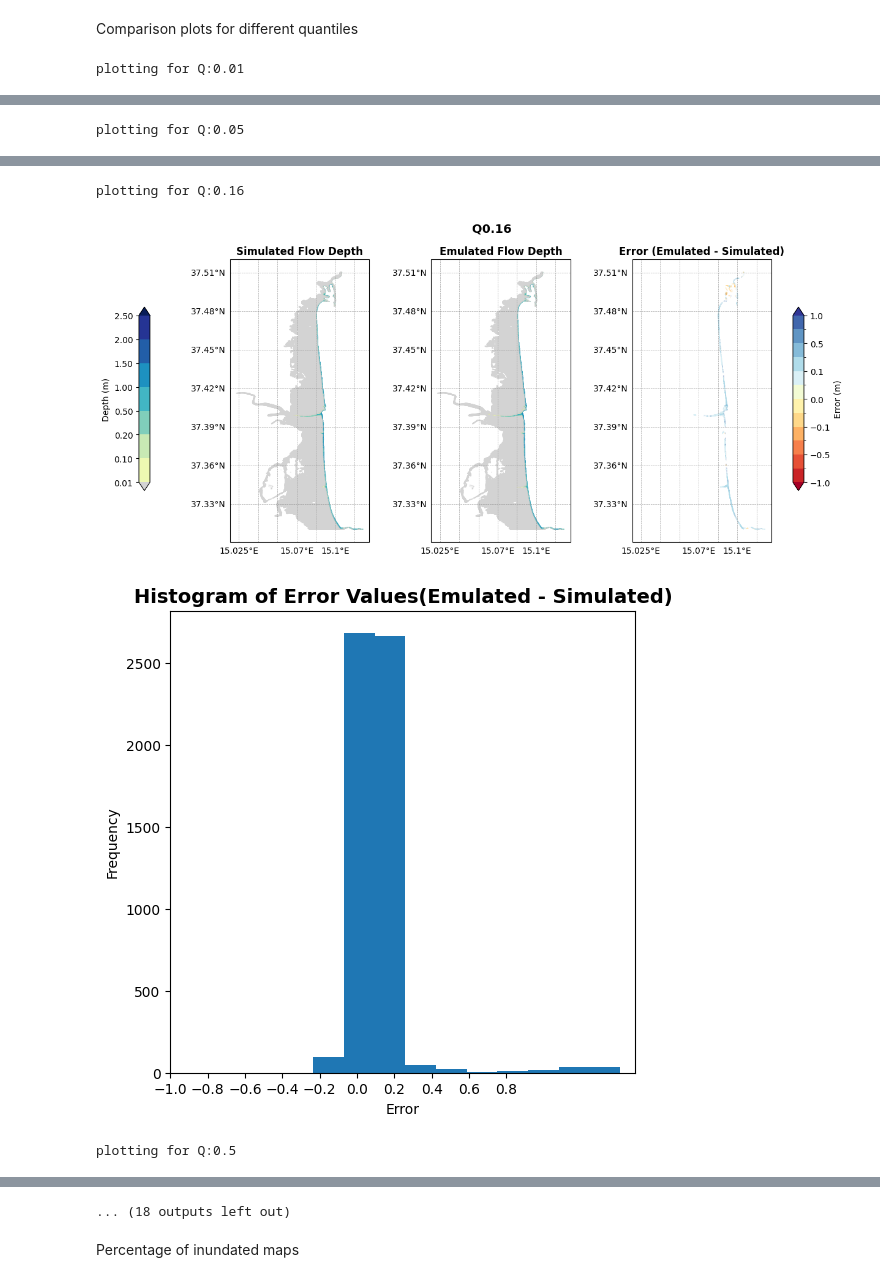
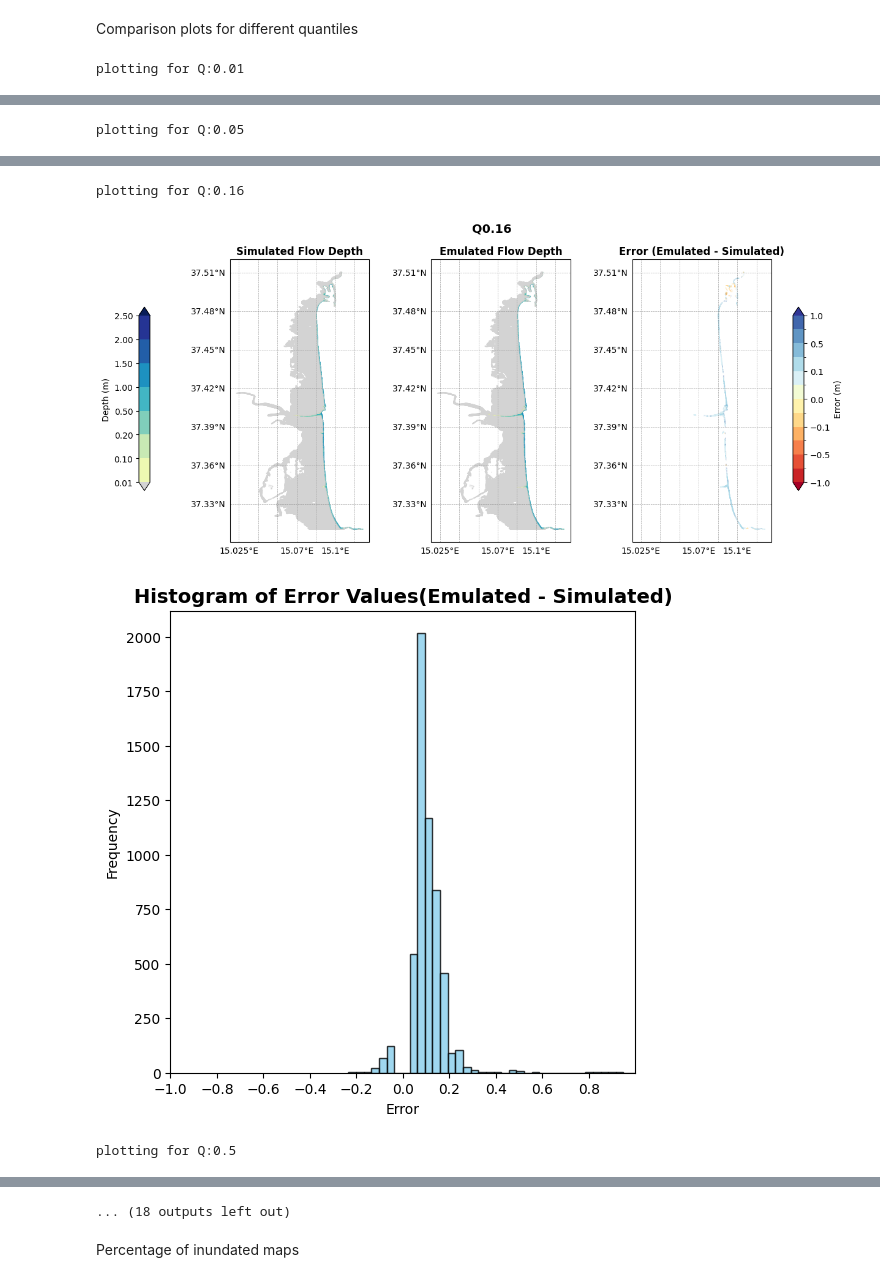
Before and after one commit to dtgeoeu-wp6-tsunamis/inundation-emulator, a Jupyter notebook: notebooks/sd5-2.ipynb, the cells around one changed output, grey strips where cells are left out. Drawn from its saved outputs; the diff is of its cells as text; code cells hidden in the pictures.

```diff
--- a/notebooks/predictions_dtgeo_6pt6.ipynb
+++ b/notebooks/sd5-2.ipynb
@@ -247,8 +257,9 @@ import cartopy.feature as cfeature
 import cartopy.mpl.ticker as cticker
 import pandas as pd
 
+
 # Load the netCDF file
-file_path = "/home/nrr/NGI/P/2022/02/20220296/Calculations/from_Leonardo/20250513/direct_simulation/scenario_62158/grid3-catania_flowdepht.nc"  # Change to your actual file path
+file_path = "./tests/direct_simulation/grid3-catania_flowdepth.nc"  # Change to your actual file path
 dataset = nc.Dataset(file_path)
 
 # Extract variables
@@ -270,7 +281,7 @@ img = ax.pcolormesh(lon, lat, true, cmap=cmap, norm=norm, shading='auto', transf
 
 # Add colorbar
 cbar = plt.colorbar(img, ax=ax, orientation="vertical", shrink=0.8, pad=0.05)
-cbar.set_label("Maximum Flow Depth (meters)")
+cbar.set_label("Depth (m)")
 
 # Add gridlines with labels
 gl = ax.gridlines(draw_labels=True, linestyle="--", linewidth=0.5, color="gray", alpha=0.7)
@@ -284,9 +295,9 @@ ax.set_xlabel("Longitude", fontsize=12)
 ax.set_ylabel("Latitude", fontsize=12)
 
 # Add a title
-plt.title("Maximum Flow Depth", fontsize=12, fontweight="bold")
+# plt.title("Flow Depth For Test Event(Mw 8.05)", fontsize=12, fontweight="bold")
 
 # Show the plot
-plt.savefig("./notebooks/_plots/ReferenceEvent_maximum_flow_depth.png", dpi=300, bbox_inches='tight')
+plt.savefig("./notebooks/_plots/ReferenceEvent_flowdepth.png", dpi=300, bbox_inches='tight')
 plt.show()
 # %% [output]
@@ -537,5 +545,20 @@ plotting event: [0]
 # %% [markdown]
 Comparison plots for different quantiles
+# %%
+#lat lon of prediction locations
+latmask = np.array(pd.read_csv('./generated/predictions/emulator_20250516_073408/preds_20250516_142559/z_quantiles.csv')['lat'])
+lonmask = np.array(pd.read_csv('./generated/predictions/emulator_20250516_073408/preds_20250516_142559/z_quantiles.csv')['lon'])
+
+#read quantile depth files
+zQuantiles = pd.read_csv('./generated/predictions/emulator_20250516_073408/preds_20250516_142559/z_quantiles.csv').iloc[:,2:]
+zhatQuantiles = pd.read_csv('./generated/predictions/emulator_20250516_073408/preds_20250516_142559/zhat_quantiles.csv').iloc[:,2:]
+
+# #read perc exceeding depth file
+depths_percentage = pd.read_csv('./generated/predictions/emulator_20250516_073408/preds_20250516_142559/z_percentage.csv').iloc[:,2:]
+depthshat_percentage = pd.read_csv('./generated/predictions/emulator_20250516_073408/preds_20250516_142559/zhat_percentage.csv').iloc[:,2:]
+
+quantiles = [0.01,0.05, 0.16, 0.5,0.6,0.8, 0.84,0.9, 0.95,0.99]
+depths = [0.01, 0.2, 0.5, 1, 1.5, 2, 2.5, 4]
 # %%
 #plot the lat, lon, and z values as map
 depth_cmap = colormaps['YlGnBu']
@@ -547,12 +570,12 @@ error_cmap = colormaps['RdYlBu']
 error_bounds = [-1, -0.75, -0.5, -0.25, -0.1, -0.05, 0, 0.05, 0.1, 0.25, 0.5, 0.75, 1]
 error_norm = colors.BoundaryNorm(error_bounds, error_cmap.N, extend='both')
 
-for i in range(len(zQuantiles)):
+for i in range(len(quantiles)):
     print(f"plotting for Q:{quantiles[i]}", end="", flush=True)
 
     # Define shared coordinates
-    z_sim = zQuantiles[i]
-    z_emul = zhatQuantiles[i]
+    z_sim = zQuantiles.iloc[:,i].values
+    z_emul = zhatQuantiles.iloc[:,i].values
     error = z_emul - z_sim  # Error map
     #id err is withing 1 % set to nan
     error[np.abs(error) <= 0.05] = np.nan
@@ -604,7 +627,8 @@ for i in range(len(zQuantiles)):
     #plot for error atleast +-1cm
     fig, ax = plt.subplots(figsize=(6, 6))
     error_filter = error[np.abs(error) >= 0.01]
-    plt.hist(error_filter, bins=10)
+    plt.hist(error_filter, bins=50,color='skyblue',edgecolor='black',alpha=0.8)
+    plt.xlim(-1, 1)
     plt.xticks(np.arange(-1, 1, 0.2))
     plt.xlabel("Error")
     plt.ylabel("Frequency")
@@ -620,5 +644,5 @@ plotting for Q:0.05
 plotting for Q:0.16
 [figure]
-[figure, old version]
+[figure, new version]
 plotting for Q:0.5
 [figure]
```
Also changed, not shown: parts of 11 cells of this notebook, 10 other files.
